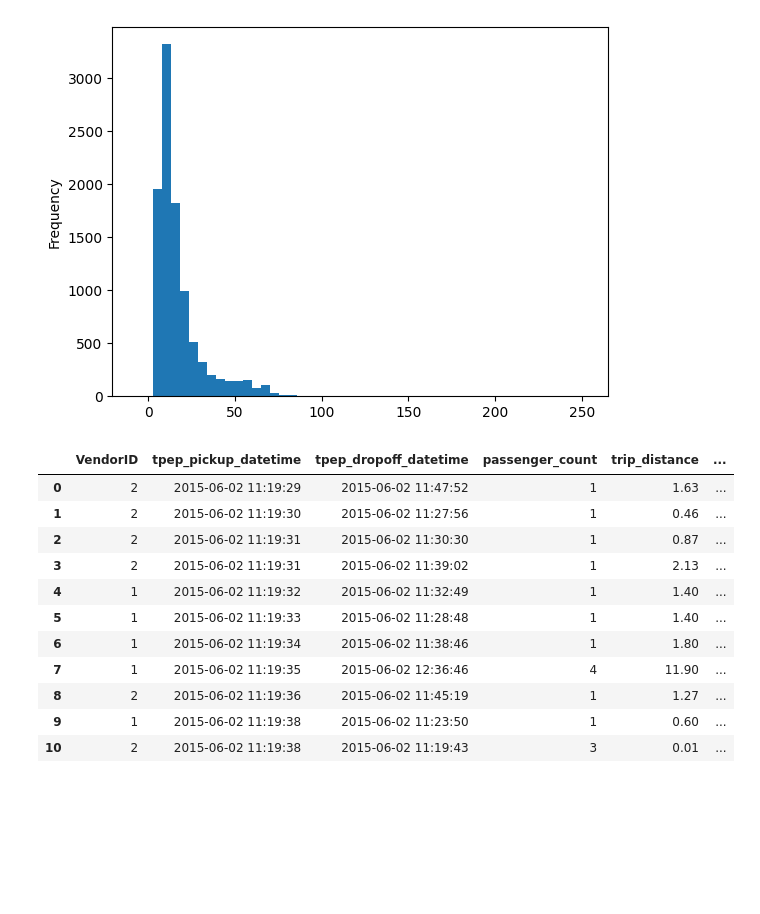
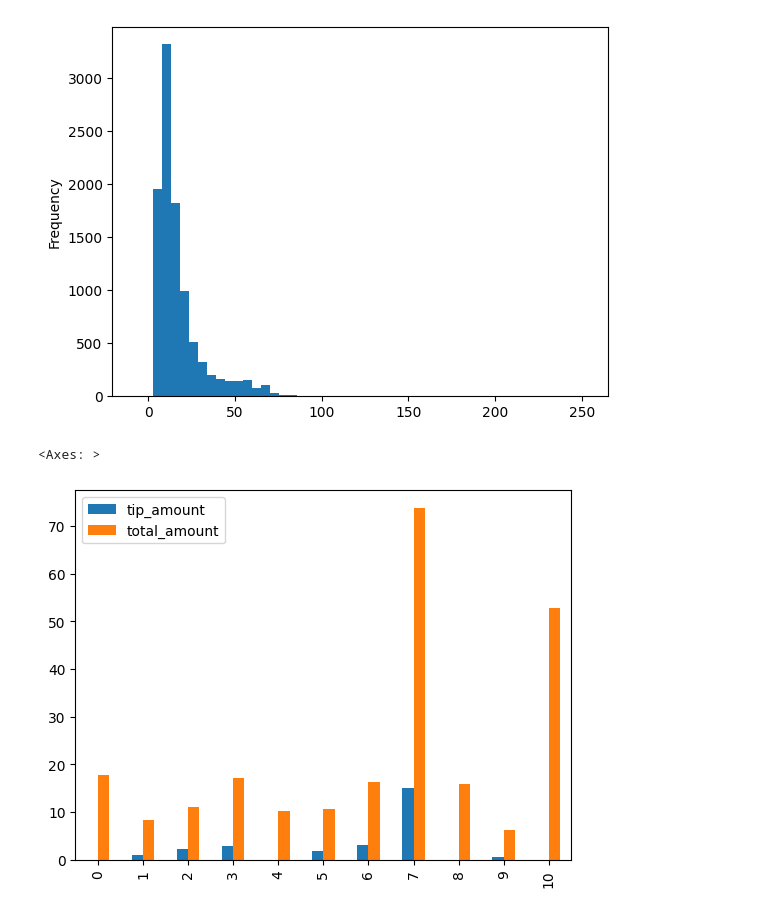
Before and after one commit to reuven/oreilly-2025-05May-pandas, a Jupyter notebook: OReilly - 2025-05May-19.ipynb, the cells around one changed output. Drawn from its saved outputs; the diff is of its cells as text; code cells hidden in the pictures; blank space fills up the shorter version.

```diff
--- a/OReilly - 2025-05May-19.ipynb
+++ b/OReilly - 2025-05May-19.ipynb
@@ -1644,18 +1644,8 @@ df['total_amount'].plot.hist(bins=50)
 # %%
 df.loc[
     :10,
-    ['ti']
-]
+    ['tip_amount', 'total_amount']
+].plot.bar()
 # %% [output]
-|  | VendorID | tpep_pickup_datetime | tpep_dropoff_datetime | passenger_count | trip_distance | ... |
-| 0 | 2 | 2015-06-02 11:19:29 | 2015-06-02 11:47:52 | 1 | 1.63 | ... |
-| 1 | 2 | 2015-06-02 11:19:30 | 2015-06-02 11:27:56 | 1 | 0.46 | ... |
-| 2 | 2 | 2015-06-02 11:19:31 | 2015-06-02 11:30:30 | 1 | 0.87 | ... |
-| 3 | 2 | 2015-06-02 11:19:31 | 2015-06-02 11:39:02 | 1 | 2.13 | ... |
-| 4 | 1 | 2015-06-02 11:19:32 | 2015-06-02 11:32:49 | 1 | 1.40 | ... |
-| 5 | 1 | 2015-06-02 11:19:33 | 2015-06-02 11:28:48 | 1 | 1.40 | ... |
-| 6 | 1 | 2015-06-02 11:19:34 | 2015-06-02 11:38:46 | 1 | 1.80 | ... |
-| 7 | 1 | 2015-06-02 11:19:35 | 2015-06-02 12:36:46 | 4 | 11.90 | ... |
-| 8 | 2 | 2015-06-02 11:19:36 | 2015-06-02 11:45:19 | 1 | 1.27 | ... |
-| 9 | 1 | 2015-06-02 11:19:38 | 2015-06-02 11:23:50 | 1 | 0.60 | ... |
-| 10 | 2 | 2015-06-02 11:19:38 | 2015-06-02 11:19:43 | 3 | 0.01 | ... |
+<Axes: >
+[figure, added]
```
Also changed, not shown: parts of 3 cells of this notebook.
